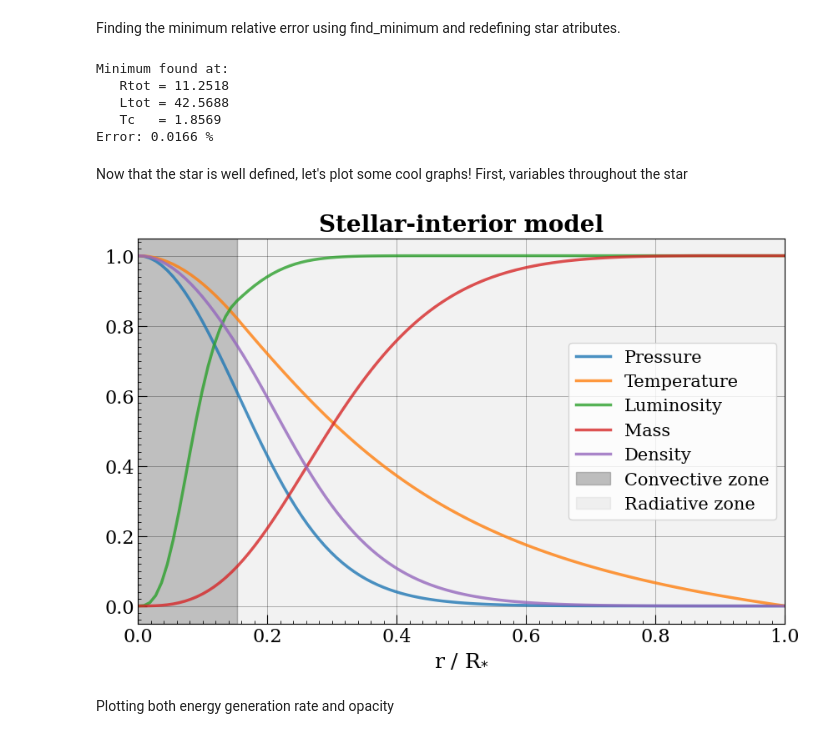
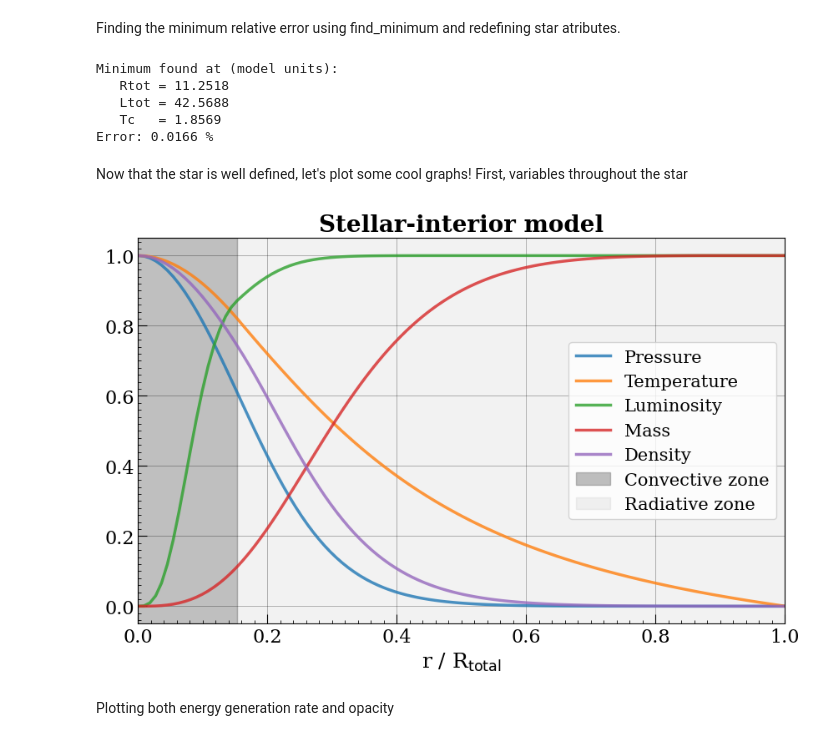
Before and after one commit to gallati/stellarpy, a Jupyter notebook: usage_example.ipynb, the cells around one changed output. Cells and saved outputs as stored; diff of their text form; code cells hidden in the pictures.

```diff
--- a/usage_example.ipynb
+++ b/usage_example.ipynb
@@ -7,4 +7,4 @@ Initializing a Star object named after Altair
 # %%
-Altair = Star(Mtot=5.0, Rtot=11.5, Ltot=40.0, Tc=1.5, X=0.80, Y=0.16, solar_units=False)
-print(Altair)
+star = Star(Mtot=5.0, Rtot=11.5, Ltot=40.0, Tc=1.5, X=0.80, Y=0.16)
+star
 # %% [output]
@@ -45,10 +30,10 @@ Error: 4.6086 %
 # %% [markdown]
 Finding the minimum relative error using find_minimum and redefining star atributes.
 # %%
-Rmin, Lmin, Tmin, error_min = find_minimum(star=Altair, x0=None)
-Altair.redefine(Rtot=Rmin, Ltot=Lmin, Tc=Tmin)
+Rmin, Lmin, Tmin, error_min = find_minimum(star=star, x0=None)
+star.redefine(Rtot=Rmin, Ltot=Lmin, Tc=Tmin)
 # %% [output]
-Minimum found at:
+Minimum found at (model units):
    Rtot = 11.2518
    Ltot = 42.5688
    Tc   = 1.8569
@@ -56,9 +41,9 @@ Error: 0.0166 %
 # %% [markdown]
 Now that the star is well defined, let's plot some cool graphs! First, variables throughout the star
 # %%
-Altair.visualize(merge=True, figsize=(10, 6))
+star.visualize(merge=True, figsize=(10, 6))
 # %% [output]
-[figure, old version]
+[figure, new version]
 # %% [markdown]
 Plotting both energy generation rate and opacity
 # %%
```
Also changed, not shown: parts of 9 cells of this notebook, 6 other files.
